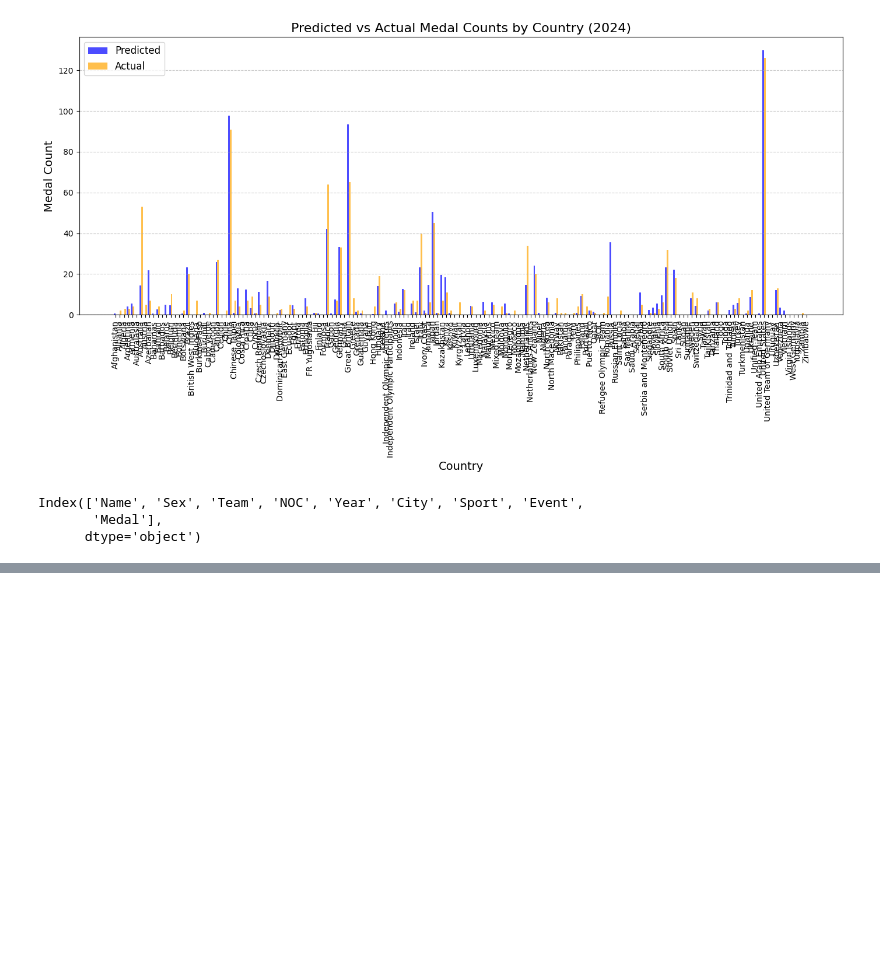
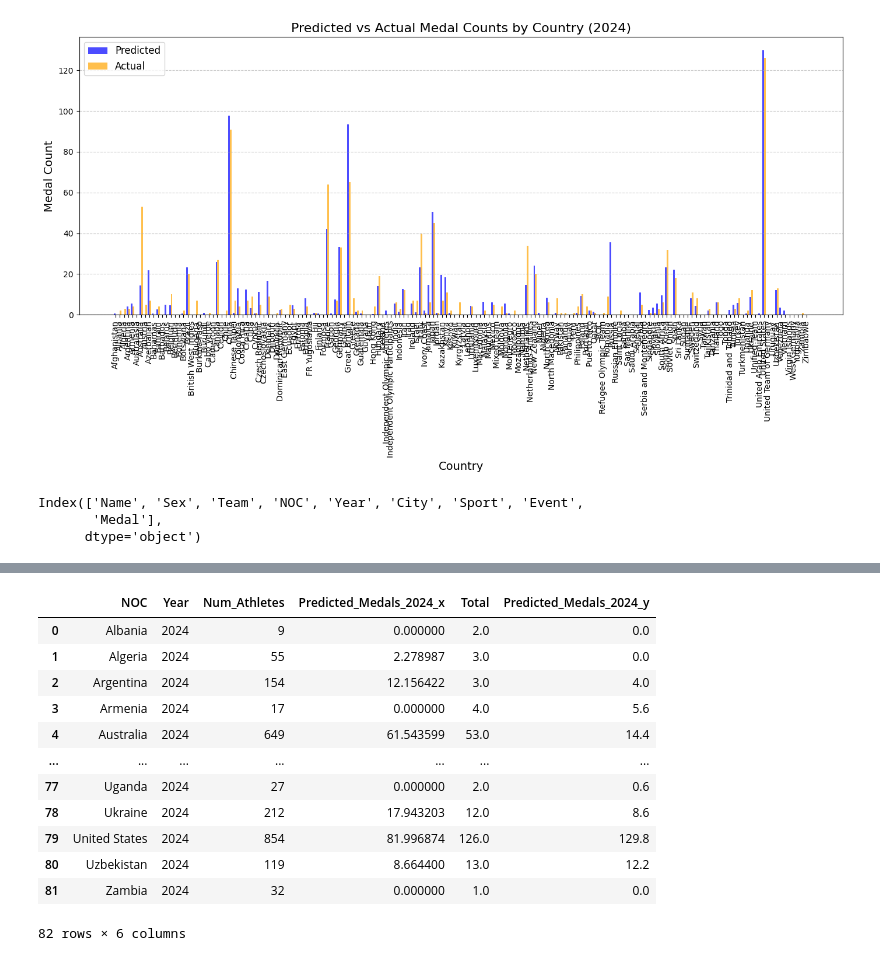
Before and after one commit to Ocuil7/MCM2025, a Jupyter notebook: Explore.ipynb, the cells around one changed output, grey strips where cells are left out. Saved outputs shown, nothing was run; the diff lists cells and outputs as text; code cells hidden in the pictures; blank space fills up the shorter version.

```diff
--- a/Explore.ipynb
+++ b/Explore.ipynb
@@ -153,0 +325,17 @@ athlete.to_csv('summaryOly_athlete_RUS.csv', index=True)
+# %%
+merged_data = pd.merge(comparison_cleaned, aligned_predicted_df, on='NOC', how='inner')
+merged_data
+# %% [output]
+|  | NOC | Year | Num_Athletes | Predicted_Medals_2024_x | Total | Predicted_Medals_2024_y |
+| 0 | Albania | 2024 | 9 | 0.000000 | 2.0 | 0.0 |
+| 1 | Algeria | 2024 | 55 | 2.278987 | 3.0 | 0.0 |
+| 2 | Argentina | 2024 | 154 | 12.156422 | 3.0 | 4.0 |
+| 3 | Armenia | 2024 | 17 | 0.000000 | 4.0 | 5.6 |
+| 4 | Australia | 2024 | 649 | 61.543599 | 53.0 | 14.4 |
+| ... | ... | ... | ... | ... | ... | ... |
+| 77 | Uganda | 2024 | 27 | 0.000000 | 2.0 | 0.6 |
+| 78 | Ukraine | 2024 | 212 | 17.943203 | 12.0 | 8.6 |
+| 79 | United States | 2024 | 854 | 81.996874 | 126.0 | 129.8 |
+| 80 | Uzbekistan | 2024 | 119 | 8.664400 | 13.0 | 12.2 |
+| 81 | Zambia | 2024 | 32 | 0.000000 | 1.0 | 0.0 |
+82 rows × 6 columns
```
Also changed, not shown: parts of 20 cells of this notebook, 1 other file.
